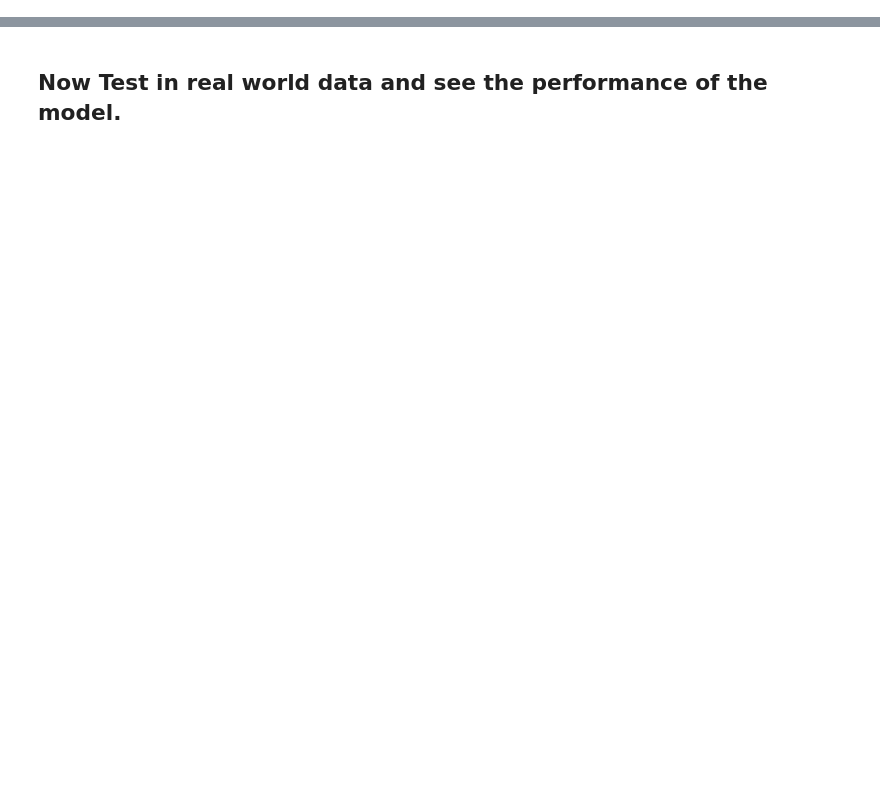
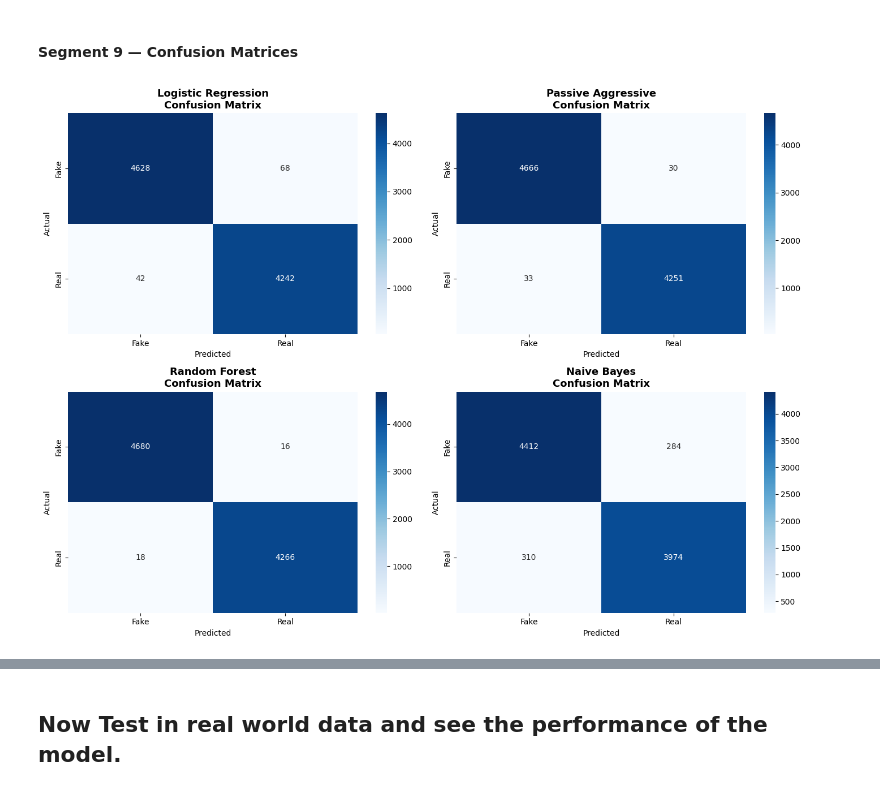
Before and after one commit to Tarikul3639/fake-news-detection, a Jupyter notebook: Fake_News_Detection.ipynb, the cells around one changed output, grey strips where cells are left out. Drawn from its saved outputs; the diff is of its cells as text; code cells hidden in the pictures; blank space fills up the shorter version.

```diff
--- a/Fake_News_Detection.ipynb
+++ b/Fake_News_Detection.ipynb
@@ -313,0 +218,11 @@ print(f"   Accuracy : {results_df.loc[best_model, 'Accuracy']:.4f}")
+# %%
+from sklearn.linear_model import LogisticRegression, SGDClassifier
+from sklearn.ensemble import RandomForestClassifier
+from sklearn.naive_bayes import MultinomialNB
+
+models = {
+    "Logistic Regression":   LogisticRegression(max_iter=1000, random_state=42),
+    "Passive Aggressive": SGDClassifier(loss='hinge', penalty=None, learning_rate='pa1', eta0=1.0, max_iter=1000, random_state=42),
+    "Random Forest":         RandomForestClassifier(n_estimators=100, random_state=42, n_jobs=-1),
+    "Naive Bayes":           MultinomialNB()
+}
@@ -313,0 +280,20 @@ print(f"   Accuracy : {results_df.loc[best_model, 'Accuracy']:.4f}")
+# %% [markdown]
+#### Segment 9 — Confusion Matrices
+# %%
+fig, axes = plt.subplots(2, 2, figsize=(14, 10))
+axes = axes.flatten()
+
+for i, (name, model) in enumerate(models.items()):
+    y_pred = model.predict(X_test)
+    cm = confusion_matrix(y_test, y_pred)
+    sns.heatmap(cm, annot=True, fmt='d', cmap='Blues', ax=axes[i],
+                xticklabels=['Fake', 'Real'], yticklabels=['Fake', 'Real'])
+    axes[i].set_title(f'{name}\nConfusion Matrix', fontsize=13, fontweight='bold')
+    axes[i].set_xlabel('Predicted')
+    axes[i].set_ylabel('Actual')
+
+plt.tight_layout()
+plt.savefig('confusion_matrices.png', dpi=150)
+plt.show()
+# %% [output]
+[figure, added]
```
Also changed, not shown: parts of 53 cells of this notebook.
